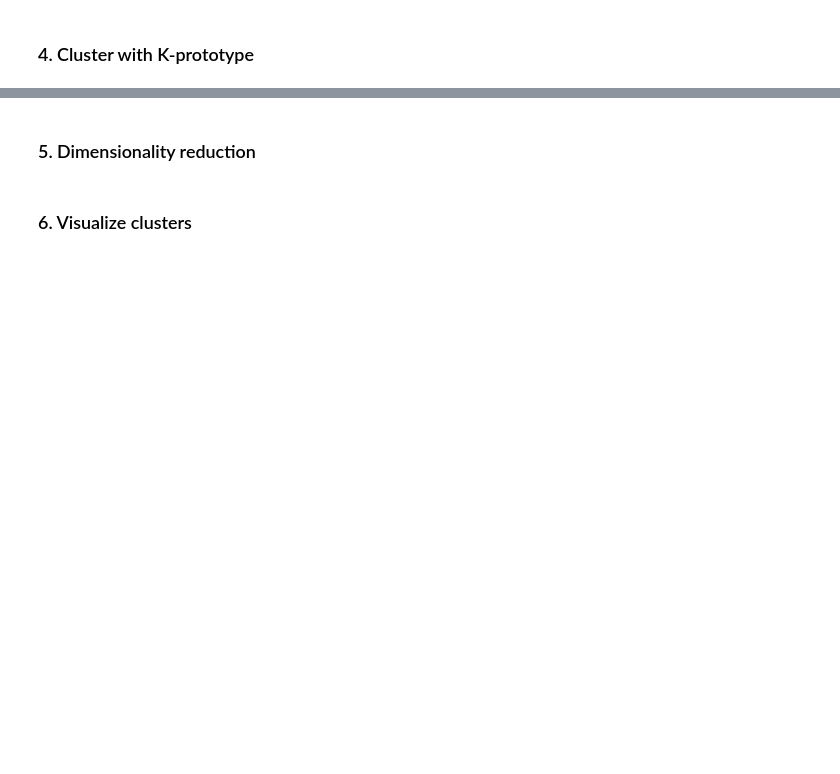
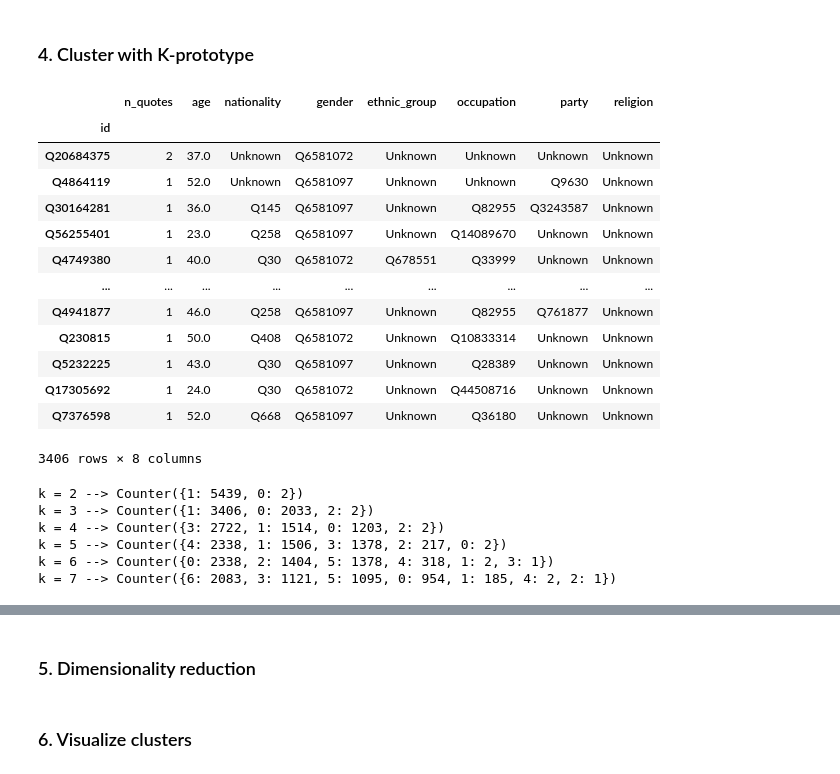
Before and after one commit to epfl-ada/ada-2021-project-quotebankers, a Jupyter notebook: clustering.ipynb, the cells around one changed output, grey strips where cells are left out. Cells and saved outputs as stored; diff of their text form; code cells hidden in the pictures; blank space fills up the shorter version.

```diff
--- a/clustering.ipynb
+++ b/clustering.ipynb
@@ -147,0 +178,28 @@ kproto = KPrototypes(n_clusters=2, random_state=10, n_jobs=-1).fit(speakers_feat
+# %%
+def get_cluster_points(features, classifications):
+    unique_classes = np.unique(classifications)
+    list_of_dfs = []
+    for label in unique_classes:
+        class_filter = np.equal(label, classifications) * 1
+        indices = np.nonzero(class_filter)
+        df = features.iloc[indices]
+        list_of_dfs.append(df)
+    return list_of_dfs
+# %%
+list_of_dfs = get_cluster_points(speakers_features_preprocessed, kproto_3.labels_)
+list_of_dfs[1]
+# %% [output]
+|  | n_quotes | age | nationality | gender | ethnic_group | occupation | party | religion |
+| id |  |  |  |  |  |  |  |  |
+| Q20684375 | 2 | 37.0 | Unknown | Q6581072 | Unknown | Unknown | Unknown | Unknown |
+| Q4864119 | 1 | 52.0 | Unknown | Q6581097 | Unknown | Unknown | Q9630 | Unknown |
+| Q30164281 | 1 | 36.0 | Q145 | Q6581097 | Unknown | Q82955 | Q3243587 | Unknown |
+| Q56255401 | 1 | 23.0 | Q258 | Q6581097 | Unknown | Q14089670 | Unknown | Unknown |
+| Q4749380 | 1 | 40.0 | Q30 | Q6581072 | Q678551 | Q33999 | Unknown | Unknown |
+| ... | ... | ... | ... | ... | ... | ... | ... | ... |
+| Q4941877 | 1 | 46.0 | Q258 | Q6581097 | Unknown | Q82955 | Q761877 | Unknown |
+| Q230815 | 1 | 50.0 | Q408 | Q6581072 | Unknown | Q10833314 | Unknown | Unknown |
+| Q5232225 | 1 | 43.0 | Q30 | Q6581097 | Unknown | Q28389 | Unknown | Unknown |
+| Q17305692 | 1 | 24.0 | Q30 | Q6581072 | Unknown | Q44508716 | Unknown | Unknown |
+| Q7376598 | 1 | 52.0 | Q668 | Q6581097 | Unknown | Q36180 | Unknown | Unknown |
+3406 rows × 8 columns
@@ -147,0 +208,14 @@ kproto = KPrototypes(n_clusters=2, random_state=10, n_jobs=-1).fit(speakers_feat
+# %%
+print(f'k = 2 --> {Counter(kproto_2.labels_)}')
+print(f'k = 3 --> {Counter(kproto_3.labels_)}')
+print(f'k = 4 --> {Counter(kproto_4.labels_)}')
+print(f'k = 5 --> {Counter(kproto_5.labels_)}')
+print(f'k = 6 --> {Counter(kproto_6.labels_)}')
+print(f'k = 7 --> {Counter(kproto_7.labels_)}')
+# %% [output]
+k = 2 --> Counter({1: 5439, 0: 2})
+k = 3 --> Counter({1: 3406, 0: 2033, 2: 2})
+k = 4 --> Counter({3: 2722, 1: 1514, 0: 1203, 2: 2})
+k = 5 --> Counter({4: 2338, 1: 1506, 3: 1378, 2: 217, 0: 2})
+k = 6 --> Counter({0: 2338, 2: 1404, 5: 1378, 4: 318, 1: 2, 3: 1})
+k = 7 --> Counter({6: 2083, 3: 1121, 5: 1095, 0: 954, 1: 185, 4: 2, 2: 1})
```
Also changed, not shown: parts of 11 cells of this notebook.
